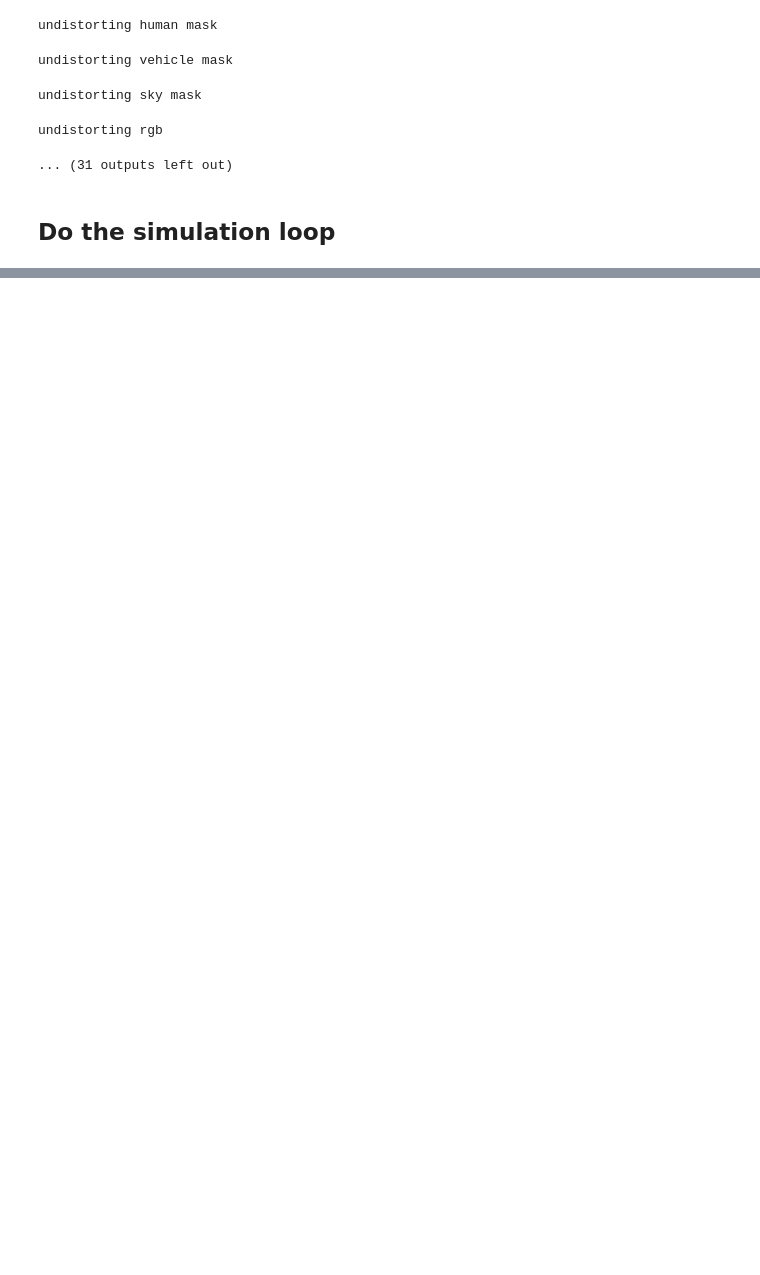
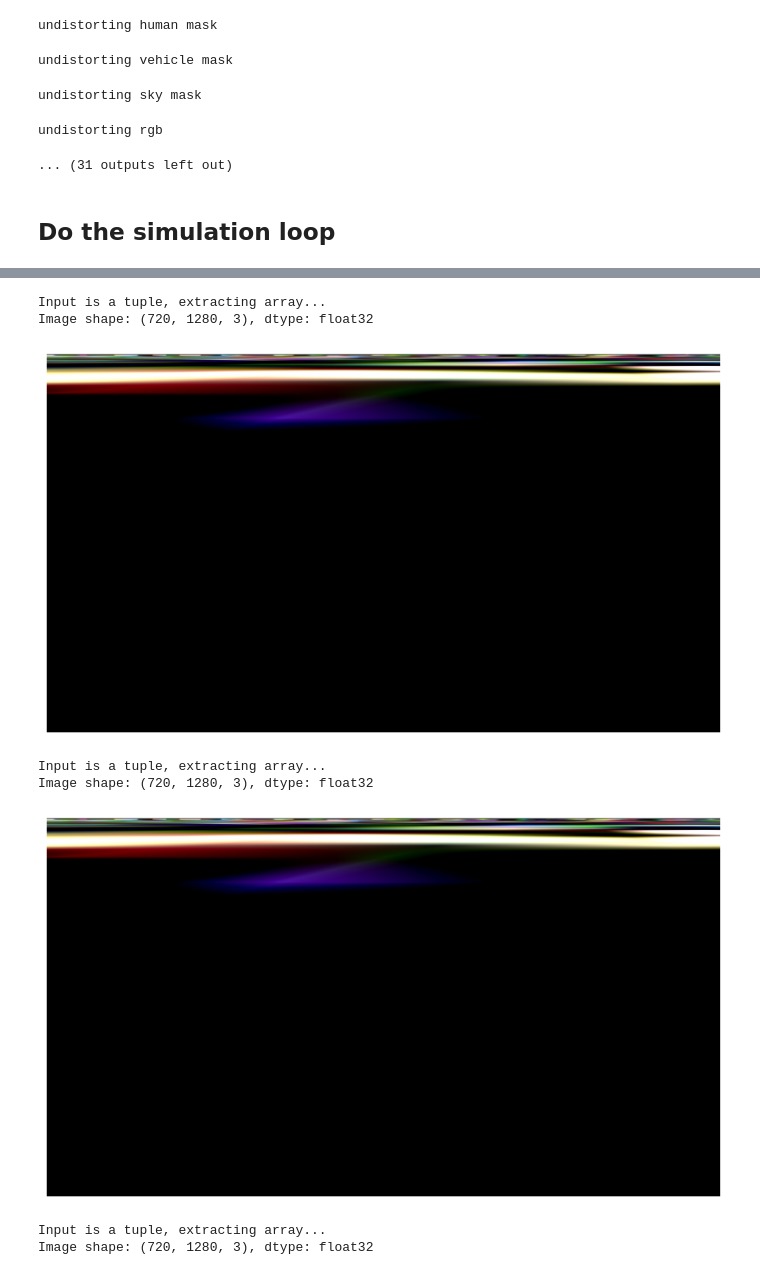
Before and after one commit to larstonder/master-project, a Jupyter notebook: main.ipynb, the cells around one changed output, grey strips where cells are left out. Cells and saved outputs as stored; diff of their text form; code cells hidden in the pictures; blank space fills up the shorter version.

```diff
--- a/main.ipynb
+++ b/main.ipynb
@@ -152,14 +152,16 @@ class NuPlan(Simulator):
         ego_pos: Position = Position(
             x=ego_state.waypoint.center.x,
             y=ego_state.waypoint.center.y,
-            z=0,
+            # x=0,
+            # y=0,
+            z=606.740,  # height of camera
             heading=ego_state.waypoint.heading
         )
         agent_pos_list: list[Position] = [
             Position(
                 x=agent.center.x,
                 y=agent.center.y,
-                z=0,
+                z=2,
                 heading=agent.center.heading
             )
             for agent in observation_state.tracked_objects.get_agents()
@@ -619,6 +625,7 @@ undistorting rgb
 # %%
 environment_model = OmniReModel(setup)
 # %%
+from agent import Agent
 from nuplan.common.actor_state.state_representation import StateSE2, TimePoint, StateVector2D
 from nuplan.common.actor_state.oriented_box import OrientedBox
 from nuplan.common.actor_state.waypoint import Waypoint
@@ -638,8 +645,8 @@ class RandomAgent(Agent):
             time_point = TimePoint(current_time + i * 100000)
 
             # Create position and heading
-            x = i * 0.1
-            y = i * 0.1
+            x = i * 10
+            y = i * 10
             heading = 0.0
 
             # Create StateSE2 for position and heading
@@ -717,19 +711,50 @@ Error History: [State(ego_pos=Position(x=0.05000800000000005, y=0.050008, z=0, h
 # %%
 def print_rgb_image(rgb_image):
     """
     Print the RGB image to the console.
 
     Args:
-        rgb_image (np.ndarray): The RGB image to print
+        rgb_image (np.ndarray or tuple): The RGB image to print
     """
-    # Assuming rgb_image is a numpy array of shape (H, W, 3)
     import matplotlib.pyplot as plt
+    import numpy as np
 
+    # Handle different input formats first
+    if isinstance(rgb_image, tuple):
+        # If it's a tuple, take the first element (array)
+        print("Input is a tuple, extracting array...")
+        rgb_image = rgb_image[0]
+
+    # Now that we've handled the tuple case, we can safely check shape
+    print(f"Image shape: {rgb_image.shape}, dtype: {rgb_image.dtype}")
+
+    # Ensure 3D array with shape (H, W, 3)
+    if rgb_image.ndim == 4:
+        # If we have a batch dimension, take the first image
+        print("Input has batch dimension, taking first image...")
+        rgb_image = rgb_image[0]
+
+    # Ensure RGB values are normalized properly
+    if rgb_image.dtype == np.float32 or rgb_image.dtype == np.float64:
+        rgb_image = np.clip(rgb_image, 0.0, 1.0)
+
+    # Create a figure with a specific size
+    plt.figure(figsize=(10, 6))
+
+    # Display the image
     plt.imshow(rgb_image)
     plt.axis('off')  # Hide axes
     plt.show()
-# Example usage
 
 for sensor_output in sensor_outputs:
     rgb_image = sensor_output["rgb_image"]
     print_rgb_image(rgb_image)
+# %% [output]
+Input is a tuple, extracting array...
+Image shape: (720, 1280, 3), dtype: float32
+[figure, added]
+Input is a tuple, extracting array...
+Image shape: (720, 1280, 3), dtype: float32
+[figure, added]
+Input is a tuple, extracting array...
+Image shape: (720, 1280, 3), dtype: float32
```
Also changed, not shown: parts of 3 cells of this notebook, 1 other file.
